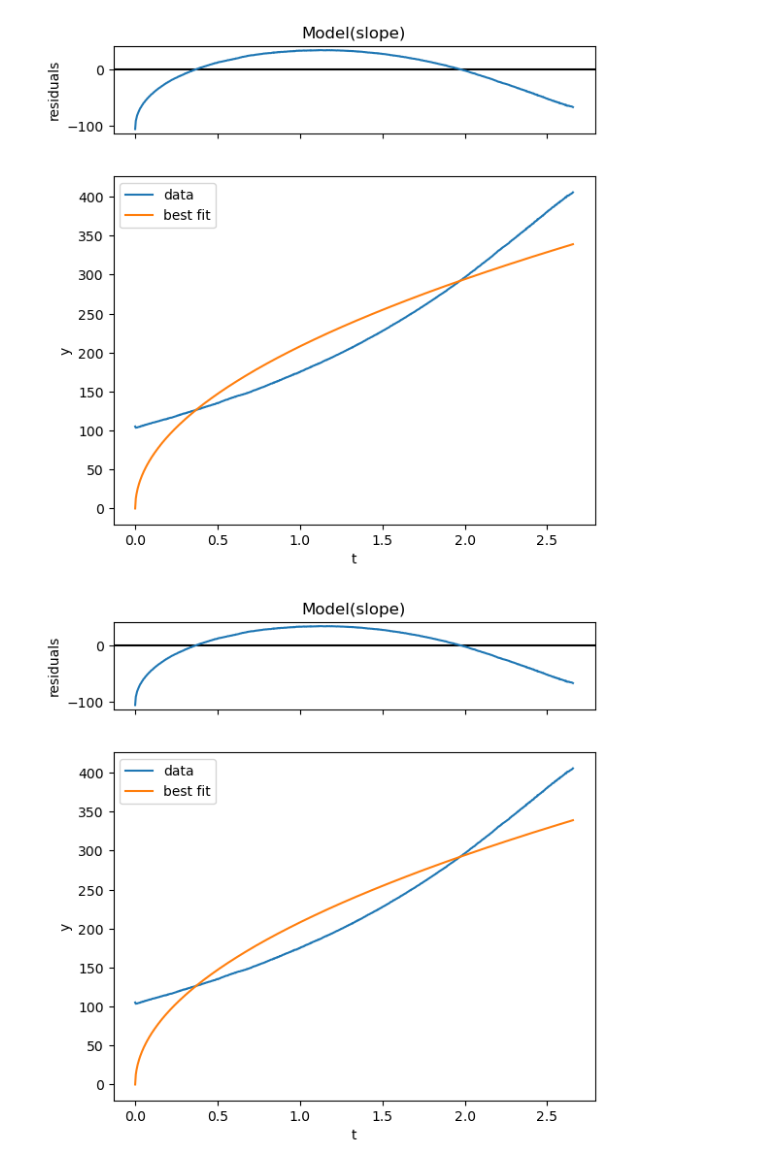
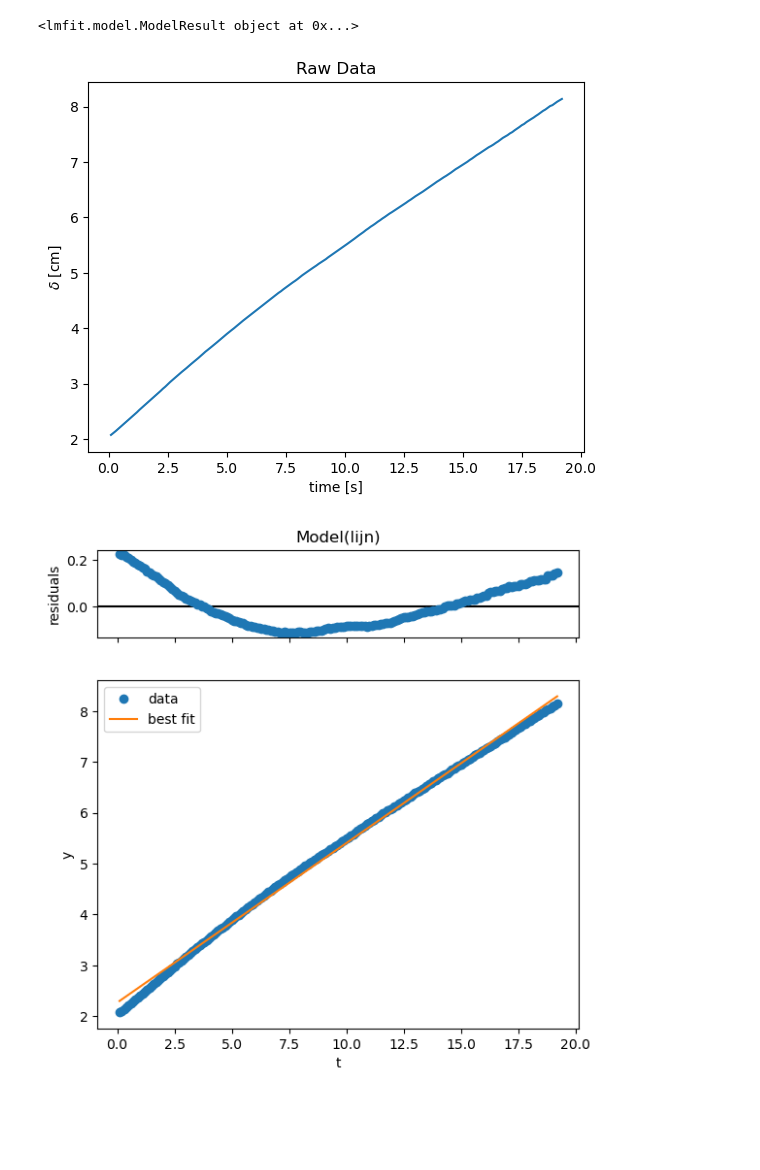
Before and after one commit to JarodTodd/Hydro-Ilja-Jarod, a Jupyter notebook: test.ipynb, the cells around one changed output. Saved outputs shown, nothing was run; the diff lists cells and outputs as text; code cells hidden in the pictures; blank space fills up the shorter version.

```diff
--- a/test.ipynb
+++ b/test.ipynb
@@ -43,4 +27,24 @@ None
+# %%
+nulmetingen = [(data['Time'].astype(float), data['Point #1.Y'].astype(float) * 1/50) for data in nuldata]
+meting6585 = [(data['Time'].astype(float), data['Point #1.Y'].astype(float) * 1/50) for data in data6585]
+meting8576 = [(data['Time'].astype(float), data['Point #1.Y'].astype(float) * 1/50) for data in data8576]
+meting10195 = [(data['Time'].astype(float), data['Point #1.Y'].astype(float) * 1/50) for data in data10195]
+meting12525 = [(data['Time'].astype(float), data['Point #1.Y'].astype(float) * 1/50) for data in data12525]
+meting14095 = [(data['Time'].astype(float), data['Point #1.Y'].astype(float) * 1/50) for data in data14095]
+metingplaatjehalf = [(data['Time'].astype(float), data['Point #1.Y'].astype(float) * 1/50) for data in dataplaatjehalf]
+metingplaatjedriekwart = [(data['Time'].astype(float), data['Point #1.Y'].astype(float) * 1/50) for data in dataplaatjedriekwart]
+metingplaatjeheel = [(data['Time'].astype(float), data['Point #1.Y'].astype(float) * 1/50) for data in dataplaatjeheel]
+metingzwaar = [(data['Time'].astype(float), data['Point #1.Y'].astype(float) * 1/50) for data in datazwaar]
+meting2nul = [(data['Time'].astype(float), data['Point #1.Y'].astype(float) * 1/50) for data in data2nul]
+meting2tien = [(data['Time'].astype(float), data['Point #1.Y'].astype(float) * 1/50) for data in data2tien]
+meting2zes = [(data['Time'].astype(float), data['Point #1.Y'].astype(float) * 1/50) for data in data2zes]
+
+metingen = [nulmetingen,meting6585, meting8576, meting10195, meting12525, meting14095]
 # %%
 def slope(t, D):
     placeholder = D*np.sqrt(t)
     return placeholder
+
+def lijn(t,D, b):
+    placeholder = D*t+b
+    return placeholder
@@ -52,8 +51,49 @@ print(params)
-# %%
-model = lmfit.Model(slope)
-parameters = model.make_params(D=30)
-result = model.fit(y_position, parameters, t=time)
-result.plot(datafmt='-')
-# %% [output]
-[figure, removed]
-[figure, removed]
+# %%
+import lmfit
+import matplotlib.pyplot as plt
+import numpy as np
+
+# Define your data
+random_time = metingen[1][0][0][1:]
+random_plaats = metingen[1][0][1][1:]
+
+plt.plot(random_time, random_plaats)
+plt.ylabel("$\delta$ [cm]")
+plt.xlabel("time [s]")
+plt.title('Raw Data')
+plt.savefig("Raw_data.png")
+
+# Create the model
+model = lmfit.Model(lijn)
+
+# Provide initial values for parameters as scalars
+params = model.make_params(D=1, b=0)
+
+# Fit the model to the data
+result = model.fit(random_plaats, params, t=random_time)
+
+# Print fit report
+# print(result.fit_report())
+
+# Plot the data and the fit
+result.plot(datafmt='o',)
+
+# plt.show()
+
+# Display the result
+print(result)
+# x_v = []
+# y_v = []
+# for x in np.arange(0.18, 0.30, 0.001):
+#     x_v.append(x)
+#     y_v.append(2.3136e-04 * (1.1468e+12) ** x)
+# plt.xlabel(r'Stress $\sigma$ [Pa]')
+# plt.ylabel('Velocity D [cm/s]')
+# plt.title('Velocity depending on stress')
+# plt.plot(x_v, y_v, color='orange', label='Fit')
+# plt.errorbar(stress, gemiddeldes, xerr=stress_error,yerr=y_error, fmt='o', label='Data')
+# plt.legend()
+# %% [output]
+<lmfit.model.ModelResult object at 0x...>
+[figure, added]
+[figure, added]
```
Also changed, not shown: parts of 11 cells of this notebook, 58 other files.
